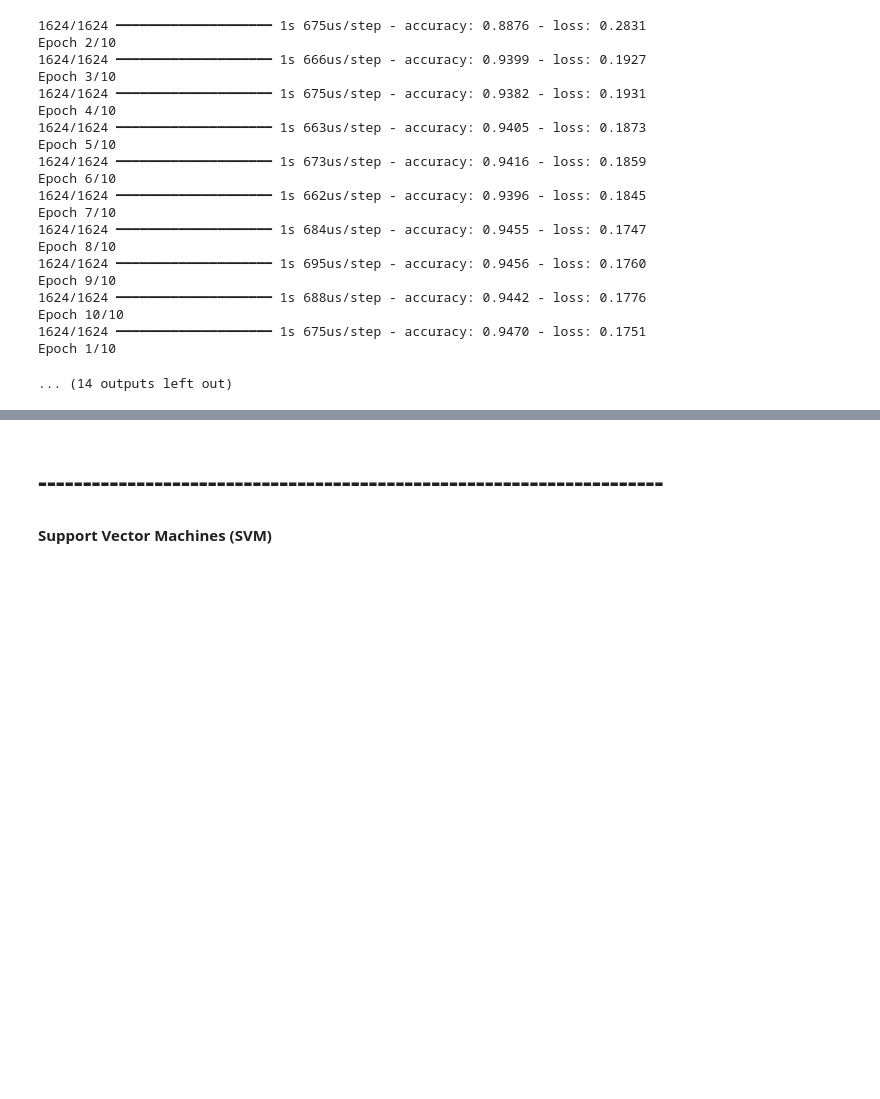
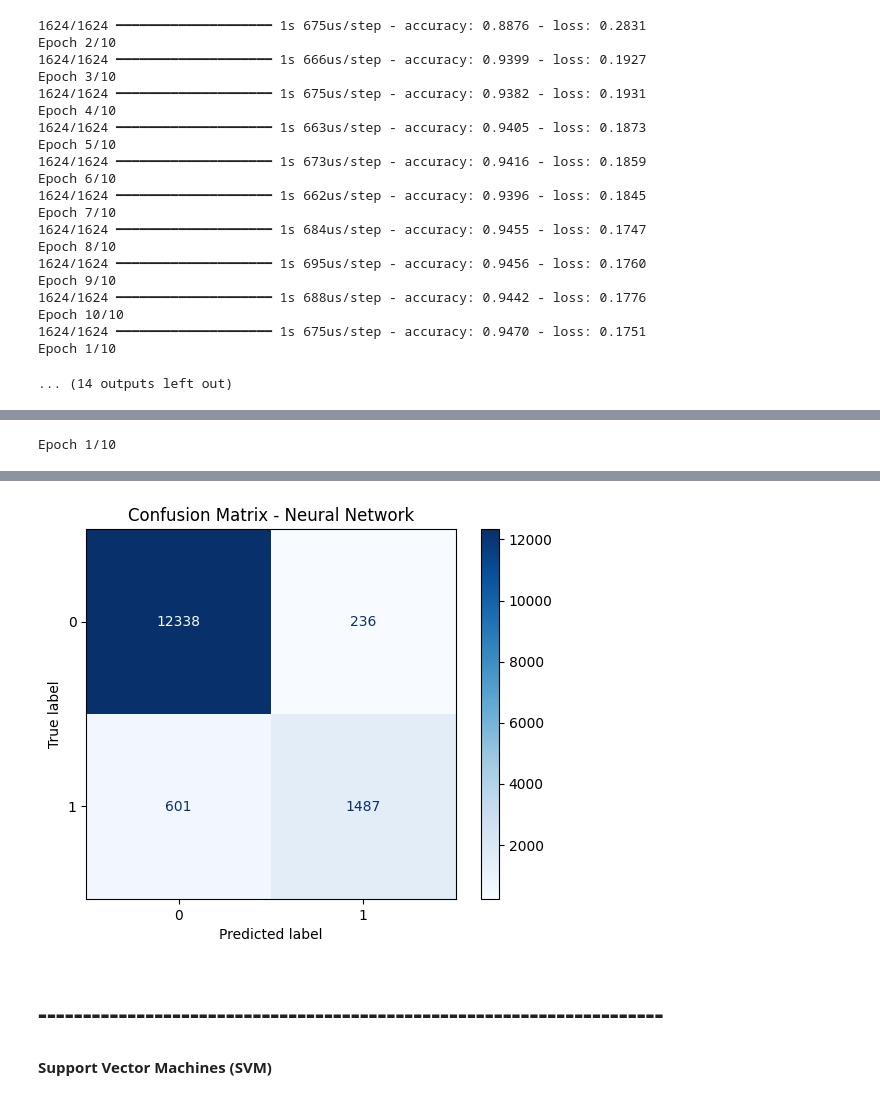
Before and after one commit to alexandre2004costa/IA_project2, a Jupyter notebook: main.ipynb, the cells around one changed output, grey strips where cells are left out. Saved outputs shown, nothing was run; the diff lists cells and outputs as text; code cells hidden in the pictures; blank space fills up the shorter version.

```diff
--- a/main.ipynb
+++ b/main.ipynb
@@ -1709,0 +2340,30 @@ Epoch 1/10
+# %%
+from sklearn.metrics import confusion_matrix, ConfusionMatrixDisplay
+from sklearn.model_selection import train_test_split
+import matplotlib.pyplot as plt
+
+# Split the data into training and testing sets
+X_train, X_test, y_train, y_test = train_test_split(
+    X, y, test_size=0.25, stratify=y, random_state=42
+)
+
+# Normalize the data
+scaler = StandardScaler()
+X_train_scaled = scaler.fit_transform(X_train)
+X_test_scaled = scaler.transform(X_test)
+
+# Create and train the neural network
+nn = NeuralNetwork(input_shape=X_train.shape[1])
+nn.train(X_train_scaled, y_train, epochs=10, batch_size=16)
+
+# Get predictions
+y_pred = nn.predict(X_test_scaled)
+
+# Compute and display confusion matrix
+cm = confusion_matrix(y_test, y_pred)
+disp = ConfusionMatrixDisplay(confusion_matrix=cm)
+disp.plot(cmap='Blues')
+plt.title("Confusion Matrix - Neural Network")
+plt.show()
+# %% [output]
+Epoch 1/10
@@ -1710,3 +2390,4 @@ Epoch 1/10
+[figure, added]
 # %% [markdown]
 # ----------------------------------------------------------------------
 #### Support Vector Machines (SVM)
```
Also changed, not shown: parts of 19 cells of this notebook.
